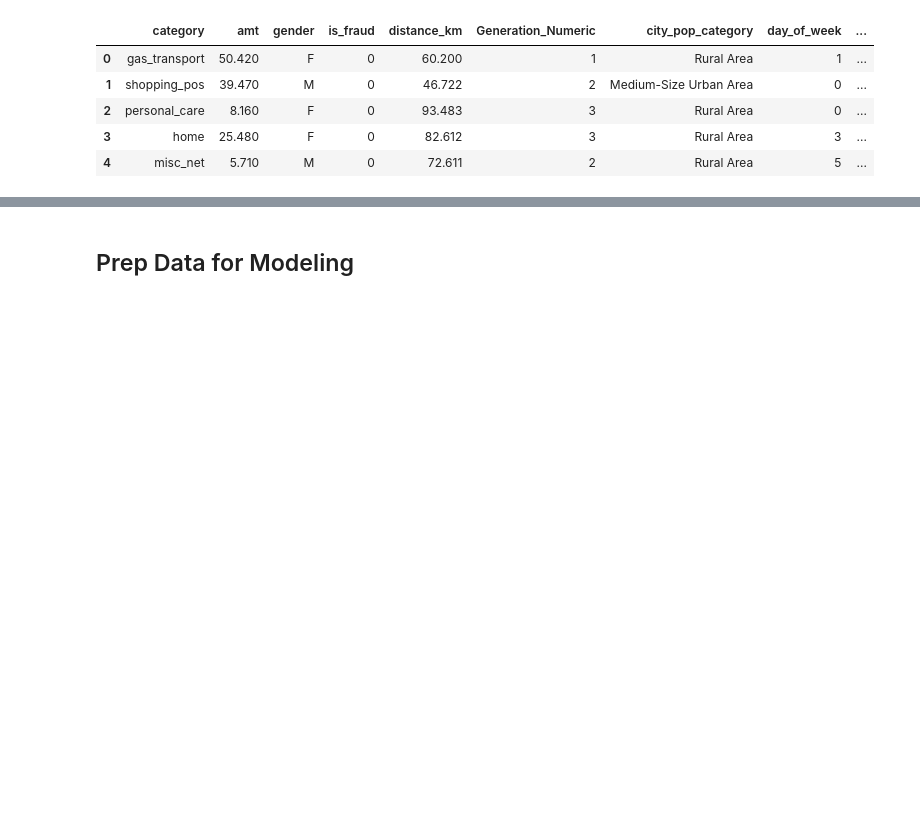
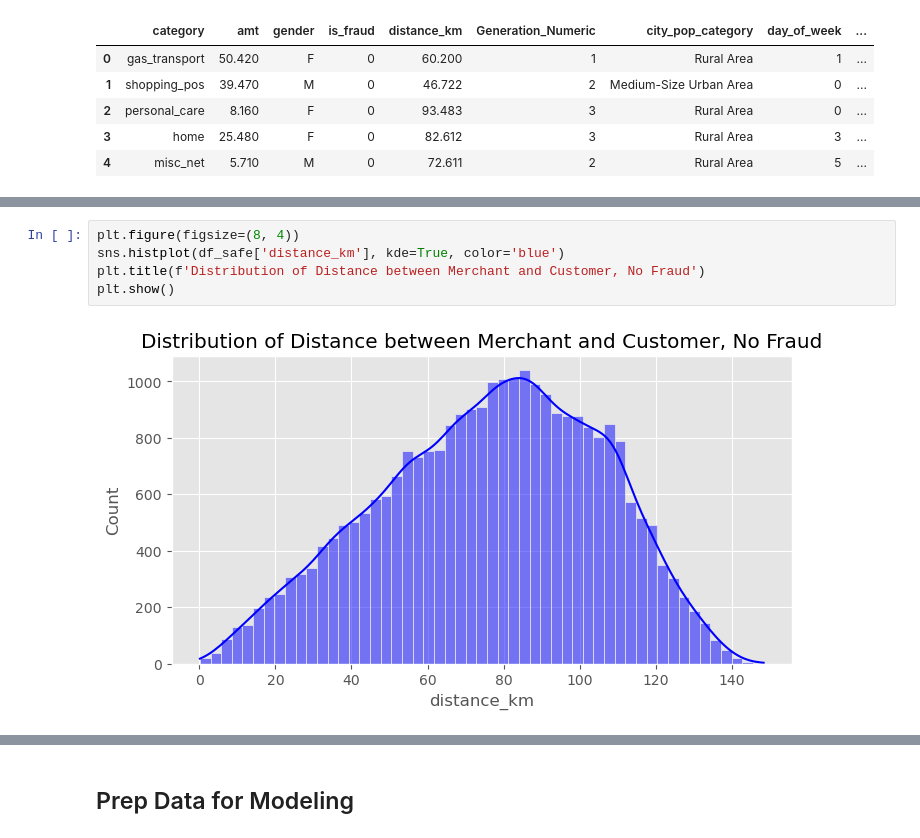
Before and after one commit to ArchanaChetan07/Credit-Card-Transactions-Fraud-Detection-Project, a Jupyter notebook: ADS505_Group4_Final.ipynb, the cells around one changed output, grey strips where cells are left out. Drawn from its saved outputs; the diff is of its cells as text; blank space fills up the shorter version.

```diff
--- a/ADS505_Group4_Final.ipynb
+++ b/ADS505_Group4_Final.ipynb
@@ -627,0 +694,7 @@ df2.head()
+# %%
+plt.figure(figsize=(8, 4))
+sns.histplot(df_safe['distance_km'], kde=True, color='blue')
+plt.title(f'Distribution of Distance between Merchant and Customer, No Fraud')
+plt.show()
+# %% [output]
+[figure, added]
```
Also changed, not shown: parts of 52 cells of this notebook.
